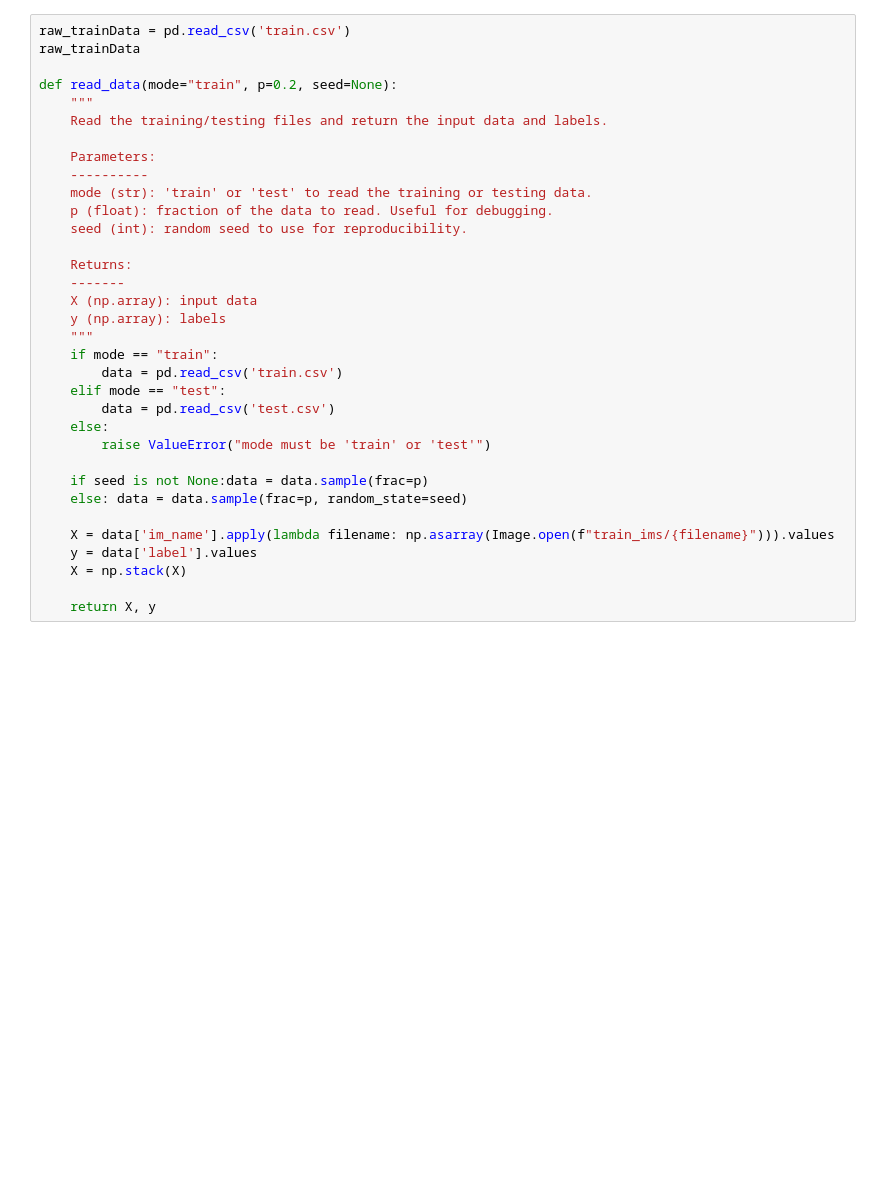
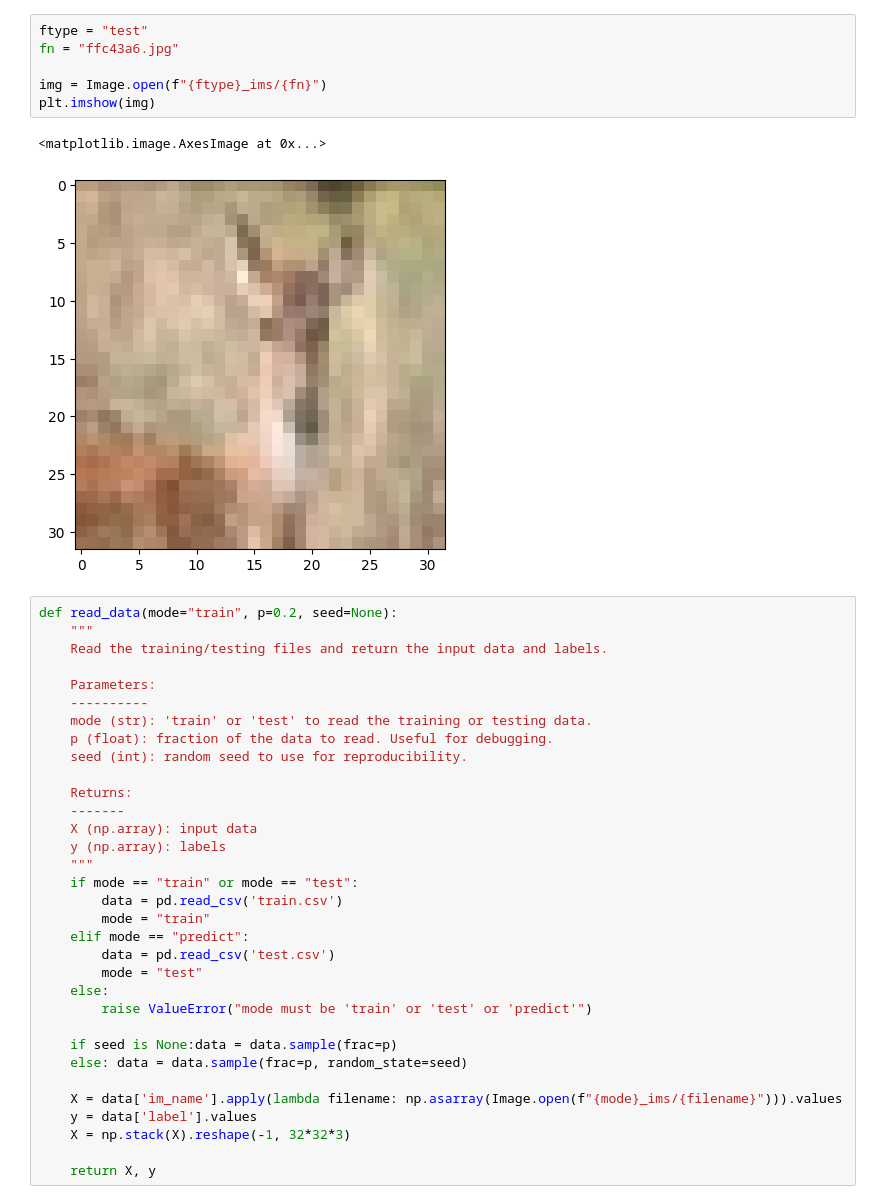
Before and after one commit to pleituer/COMP3314-Asm3, a Jupyter notebook: prototype 1.ipynb, the cells around one changed output. Cells and saved outputs as stored; diff of their text form; blank space fills up the shorter version.

```diff
--- a/prototype 1.ipynb
+++ b/prototype 1.ipynb
@@ -5,7 +13,13 @@ from PIL import Image
+# %%
+ftype = "test"
+fn = "ffc43a6.jpg"
+
+img = Image.open(f"{ftype}_ims/{fn}")
+plt.imshow(img)
+# %% [output]
+<matplotlib.image.AxesImage at 0x...>
+[figure, added]
 # %%
-raw_trainData = pd.read_csv('train.csv')
-raw_trainData
-
 def read_data(mode="train", p=0.2, seed=None):
     """
     Read the training/testing files and return the input data and labels.
@@ -21,19 +35,21 @@ def read_data(mode="train", p=0.2, seed=None):
     X (np.array): input data
     y (np.array): labels
     """
-    if mode == "train":
+    if mode == "train" or mode == "test":
         data = pd.read_csv('train.csv')
-    elif mode == "test":
+        mode = "train"
+    elif mode == "predict":
         data = pd.read_csv('test.csv')
+        mode = "test"
     else:
-        raise ValueError("mode must be 'train' or 'test'")
+        raise ValueError("mode must be 'train' or 'test' or 'predict'")
 
-    if seed is not None:data = data.sample(frac=p)
+    if seed is None:data = data.sample(frac=p)
     else: data = data.sample(frac=p, random_state=seed)
 
-    X = data['im_name'].apply(lambda filename: np.asarray(Image.open(f"train_ims/{filename}"))).values
+    X = data['im_name'].apply(lambda filename: np.asarray(Image.open(f"{mode}_ims/{filename}"))).values
     y = data['label'].values
-    X = np.stack(X)
+    X = np.stack(X).reshape(-1, 32*32*3)
 
     return X, y
 # %%
```
Also changed, not shown: parts of 14 cells of this notebook.
